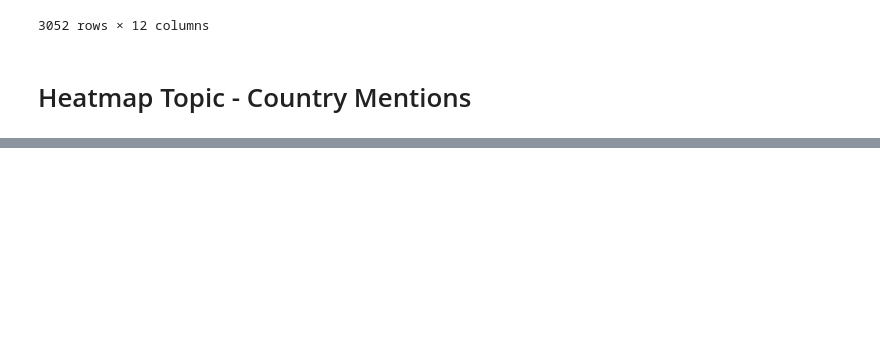
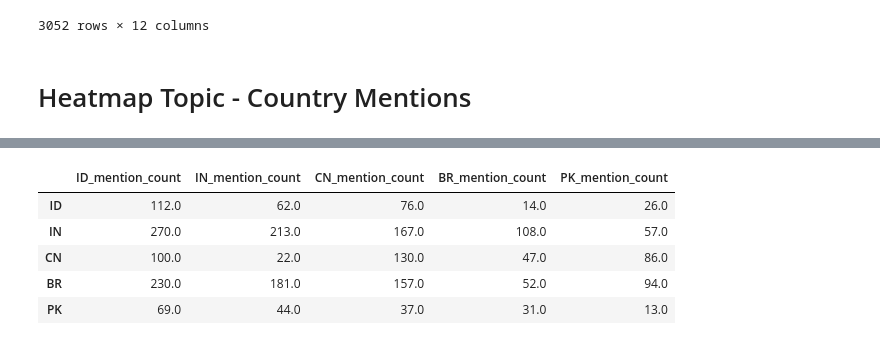
Before and after one commit to martinszomszor/2022_NISO, a Jupyter notebook: 05 Analysis.ipynb, the cells around one changed output, grey strips where cells are left out. Drawn from its saved outputs; the diff is of its cells as text; code cells hidden in the pictures; blank space fills up the shorter version.

```diff
--- a/05 Analysis.ipynb
+++ b/05 Analysis.ipynb
@@ -186,0 +196,30 @@ plt.show()
+# %%
+study_countries = ['ID', 'IN', 'CN', 'BR', 'PK']
+country_mentions = []
+
+for country_code in df_country_incidence.head(5).index:
+    author_country_count = defaultdict(int)
+    for doc_id in df_topic_countries.query("in_country=='{}'".format(country_code)).index:
+        pub = publications[doc_id]
+        for authorship in pub['authorships']:
+            for institution in authorship['institutions']:
+                aff_country_code = institution['country_code']
+                if aff_country_code:
+                    author_country_count[aff_country_code] += 1
+
+    country_mentions.append(
+        pd.DataFrame.from_dict(
+            author_country_count, orient='index', columns=['{}_mention_count'.format(country_code)]
+        )
+    )
+df_mention_authors = pd.concat(country_mentions, axis=1).fillna(0)
+# %%
+df_plot = df_mention_authors.loc[study_countries]
+df_plot
+# %% [output]
+|  | ID_mention_count | IN_mention_count | CN_mention_count | BR_mention_count | PK_mention_count |
+| ID | 112.0 | 62.0 | 76.0 | 14.0 | 26.0 |
+| IN | 270.0 | 213.0 | 167.0 | 108.0 | 57.0 |
+| CN | 100.0 | 22.0 | 130.0 | 47.0 | 86.0 |
+| BR | 230.0 | 181.0 | 157.0 | 52.0 | 94.0 |
+| PK | 69.0 | 44.0 | 37.0 | 31.0 | 13.0 |
```
Also changed, not shown: parts of 8 cells of this notebook, 2 other files.
